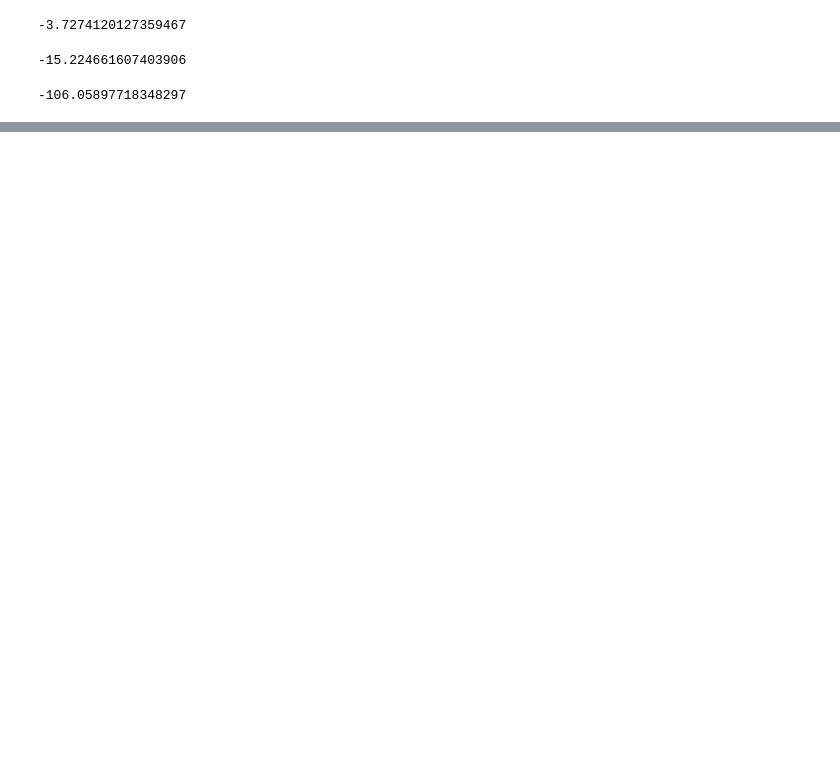
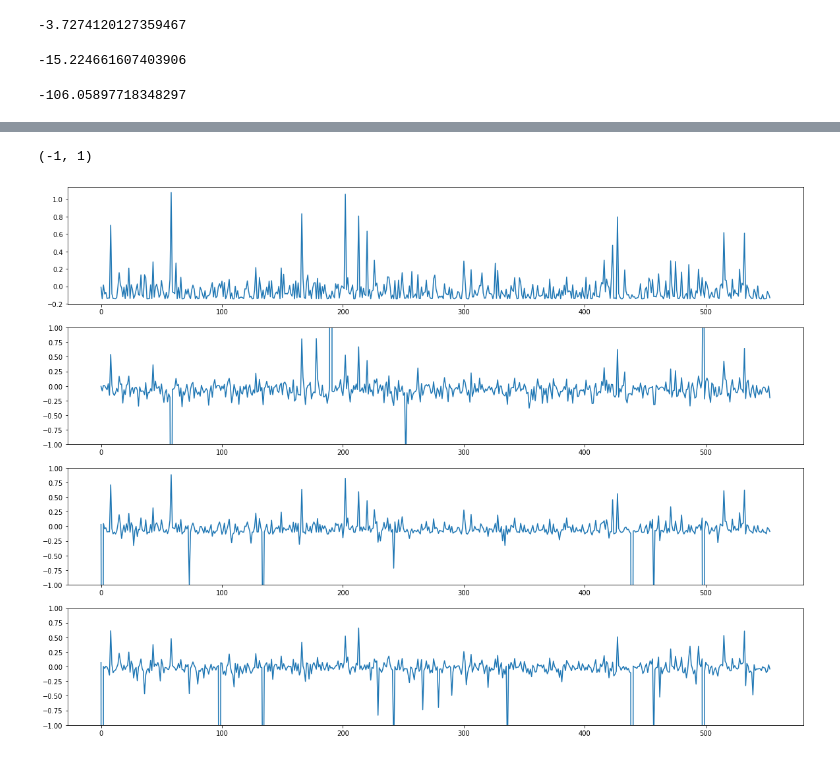
Before and after one commit to Hitriihoma/Machine-learning-course-task, a Jupyter notebook: Zubarev ML.ipynb, the cells around one changed output, grey strips where cells are left out. Cells and saved outputs as stored; diff of their text form; code cells hidden in the pictures; blank space fills up the shorter version.

```diff
--- a/Zubarev ML.ipynb
+++ b/Zubarev ML.ipynb
@@ -396,0 +385,19 @@ plt.close('all')
+# %%
+numpy_data = np.append(y_tests, reg_preds)
+numpy_data = np.append(numpy_data, RFR_preds)
+numpy_data = np.append(numpy_data, GBR_preds)
+numpy_data = numpy_data.reshape(-1,4,order='F')
+resultss = pd.DataFrame(data=numpy_data, index=np.arange(0,len(y_test)))
+resultss.columns = ['y_true', 'reg', 'RFR', 'GBR']
+fig, ax = plt.subplots(4,1, figsize = (20,15)) #, sharey=True
+ax[0].plot(resultss.index, resultss.y_true)
+ax[1].plot(resultss.index, resultss.y_true-resultss.reg)
+ax[2].plot(resultss.index, resultss.y_true-resultss.RFR)
+ax[3].plot(resultss.index, resultss.y_true-resultss.GBR)
+#ax[0].set_ylim([0,500000])
+ax[1].set_ylim([-1,1])
+ax[2].set_ylim([-1,1])
+ax[3].set_ylim([-1,1])
+# %% [output]
+(-1, 1)
+[figure, added]
```
Also changed, not shown: parts of 8 cells of this notebook.
